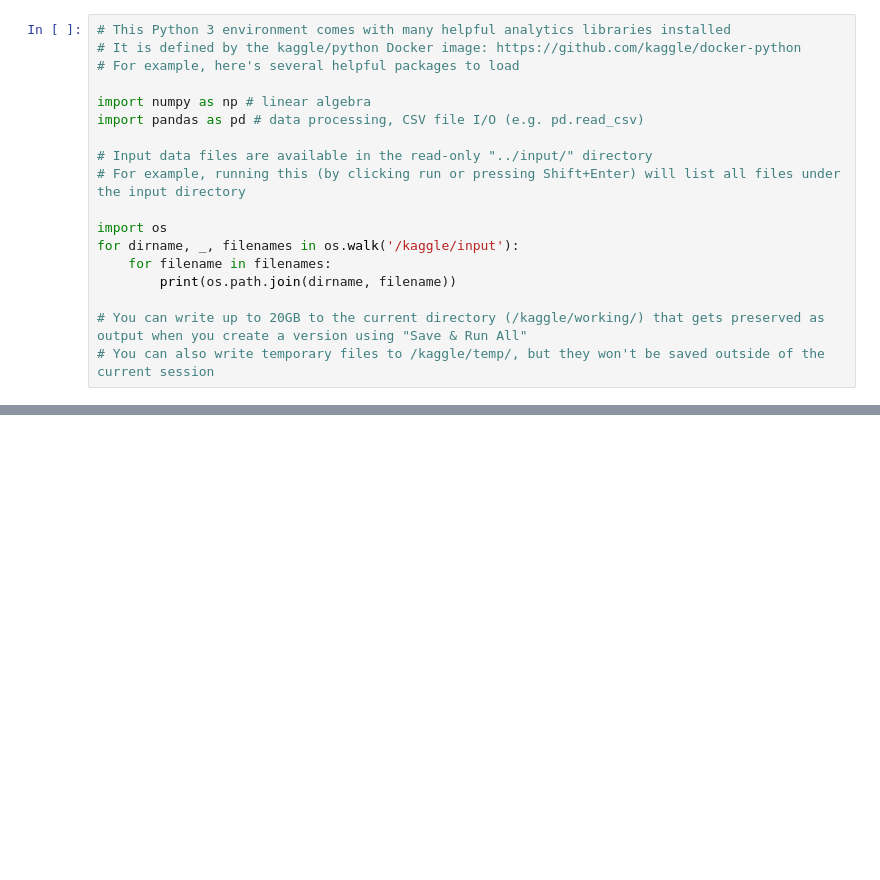
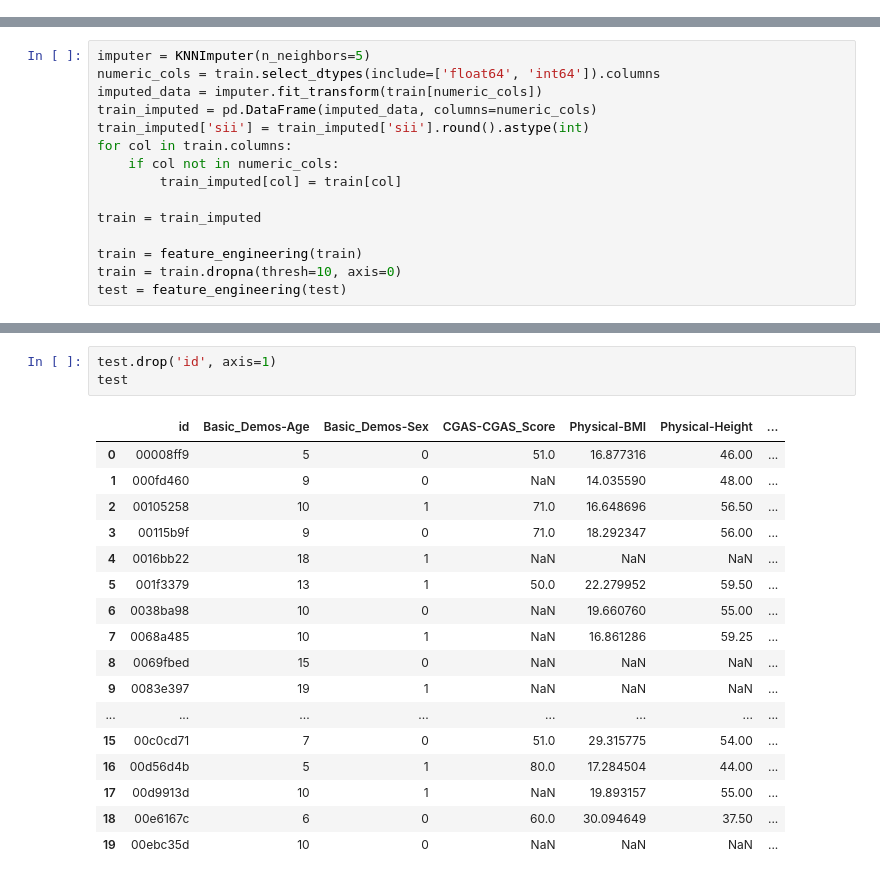
Before and after one commit to said-ml/Kaggle, a Jupyter notebook: competitions/detect-fake-texts.ipynb, the cells around one changed output, grey strips where cells are left out. Drawn from its saved outputs; the diff is of its cells as text; blank space fills up the shorter version.

Commit message:
Kaggle Notebook | VAE Pytorch + LightGbm WIH CUDA_DF | Version 7

```diff
--- a/competitions/detect-fake-texts.ipynb
+++ b/competitions/detect-fake-texts.ipynb
@@ -1,18 +0,0 @@
-# %%
-# This Python 3 environment comes with many helpful analytics libraries installed
-# It is defined by the kaggle/python Docker image: https://github.com/kaggle/docker-python
-# For example, here's several helpful packages to load
-
-import numpy as np # linear algebra
-import pandas as pd # data processing, CSV file I/O (e.g. pd.read_csv)
-
-# Input data files are available in the read-only "../input/" directory
-# For example, running this (by clicking run or pressing Shift+Enter) will list all files under the input directory
-
-import os
-for dirname, _, filenames in os.walk('/kaggle/input'):
-    for filename in filenames:
-        print(os.path.join(dirname, filename))
-
-# You can write up to 20GB to the current directory (/kaggle/working/) that gets preserved as output when you create a version using "Save & Run All"
-# You can also write temporary files to /kaggle/temp/, but they won't be saved outside of the current session
@@ -759,0 +253,15 @@ pd.DataFrame({'id': test['id'],
+# %%
+imputer = KNNImputer(n_neighbors=5)
+numeric_cols = train.select_dtypes(include=['float64', 'int64']).columns
+imputed_data = imputer.fit_transform(train[numeric_cols])
+train_imputed = pd.DataFrame(imputed_data, columns=numeric_cols)
+train_imputed['sii'] = train_imputed['sii'].round().astype(int)
+for col in train.columns:
+    if col not in numeric_cols:
+        train_imputed[col] = train[col]
+
+train = train_imputed
+
+train = feature_engineering(train)
+train = train.dropna(thresh=10, axis=0)
+test = feature_engineering(test)
@@ -759,0 +285,21 @@ pd.DataFrame({'id': test['id'],
+# %%
+test.drop('id', axis=1)
+test
+# %% [output]
+|  | id | Basic_Demos-Age | Basic_Demos-Sex | CGAS-CGAS_Score | Physical-BMI | Physical-Height | ... |
+| 0 | 00008ff9 | 5 | 0 | 51.0 | 16.877316 | 46.00 | ... |
+| 1 | 000fd460 | 9 | 0 | NaN | 14.035590 | 48.00 | ... |
+| 2 | 00105258 | 10 | 1 | 71.0 | 16.648696 | 56.50 | ... |
+| 3 | 00115b9f | 9 | 0 | 71.0 | 18.292347 | 56.00 | ... |
+| 4 | 0016bb22 | 18 | 1 | NaN | NaN | NaN | ... |
+| 5 | 001f3379 | 13 | 1 | 50.0 | 22.279952 | 59.50 | ... |
+| 6 | 0038ba98 | 10 | 0 | NaN | 19.660760 | 55.00 | ... |
+| 7 | 0068a485 | 10 | 1 | NaN | 16.861286 | 59.25 | ... |
+| 8 | 0069fbed | 15 | 0 | NaN | NaN | NaN | ... |
+| 9 | 0083e397 | 19 | 1 | NaN | NaN | NaN | ... |
+| ... | ... | ... | ... | ... | ... | ... | ... |
+| 15 | 00c0cd71 | 7 | 0 | 51.0 | 29.315775 | 54.00 | ... |
+| 16 | 00d56d4b | 5 | 1 | 80.0 | 17.284504 | 44.00 | ... |
+| 17 | 00d9913d | 10 | 1 | NaN | 19.893157 | 55.00 | ... |
+| 18 | 00e6167c | 6 | 0 | 60.0 | 30.094649 | 37.50 | ... |
+| 19 | 00ebc35d | 10 | 0 | NaN | NaN | NaN | ... |
```
Also changed, not shown: parts of 59 cells of this notebook.
